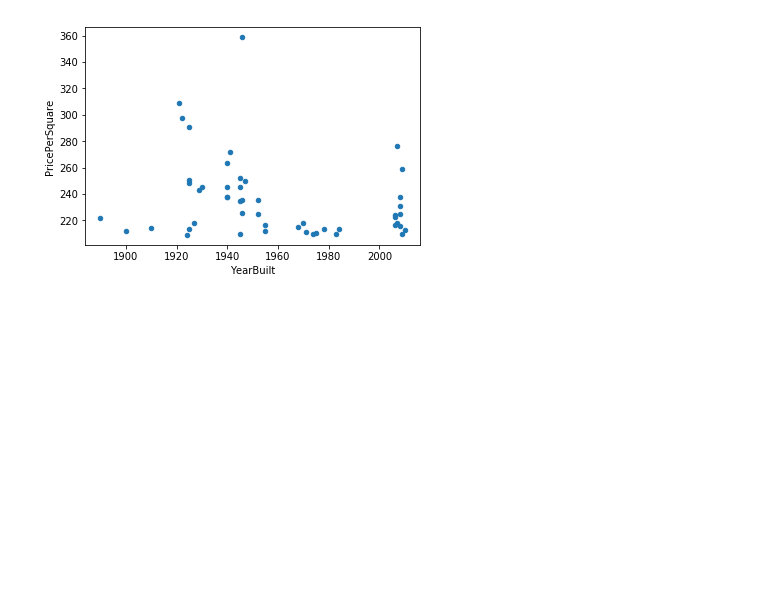
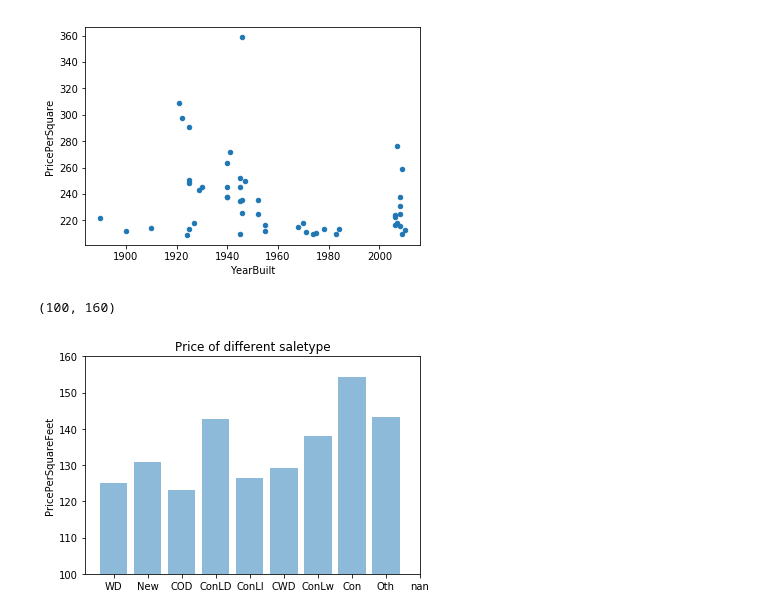
Before and after one commit to muh005/Housing-Price-Analysis, a Jupyter notebook: FinalProject.ipynb, the cells around one changed output. Drawn from its saved outputs; the diff is of its cells as text; code cells hidden in the pictures; blank space fills up the shorter version.

Commit message:
saletype

```diff
--- a/FinalProject.ipynb
+++ b/FinalProject.ipynb
@@ -248,3 +248,17 @@ df_top_year.plot.scatter(x='YearBuilt', y='PricePerSquare')
 # %% [output]
 <matplotlib.axes._subplots.AxesSubplot at 0x...>
 [figure]
+# %%
+avg = []
+for type in df['SaleType'].unique():
+    avg.append(df[df['SaleType'] == type]['PricePerSquare'].mean())
+y_pos = np.arange(len(df['SaleType'].unique()))
+plt.bar(y_pos, avg, align='center', alpha=0.5)
+plt.xticks(y_pos,  df['SaleType'].unique())
+plt.ylabel('PricePerSquareFeet')
+plt.title('Price of different saletype')
+axes = plt.gca()
+axes.set_ylim([100,160])
+# %% [output]
+(100, 160)
+[figure, added]
```
Also changed, not shown: parts of 4 cells of this notebook.
